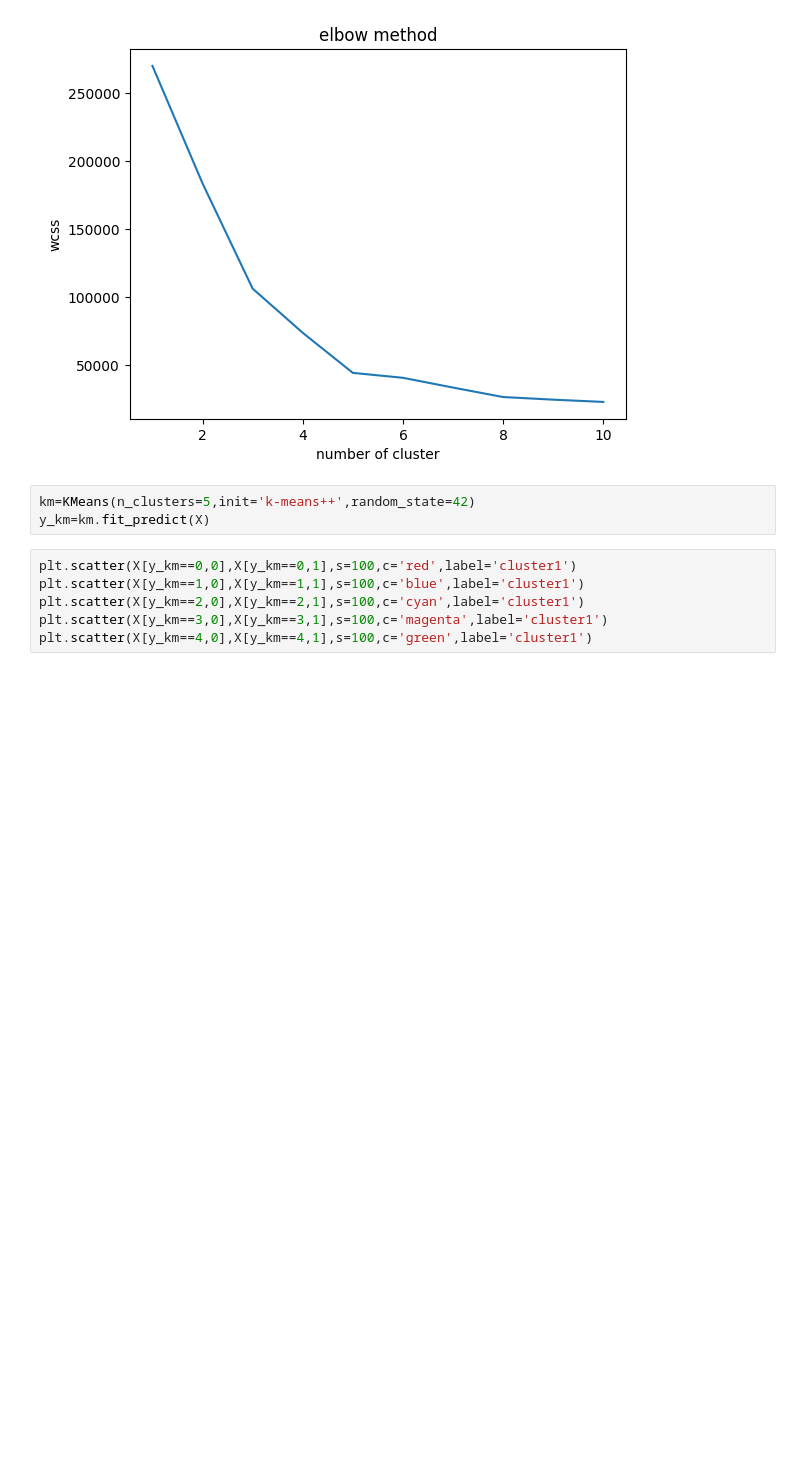
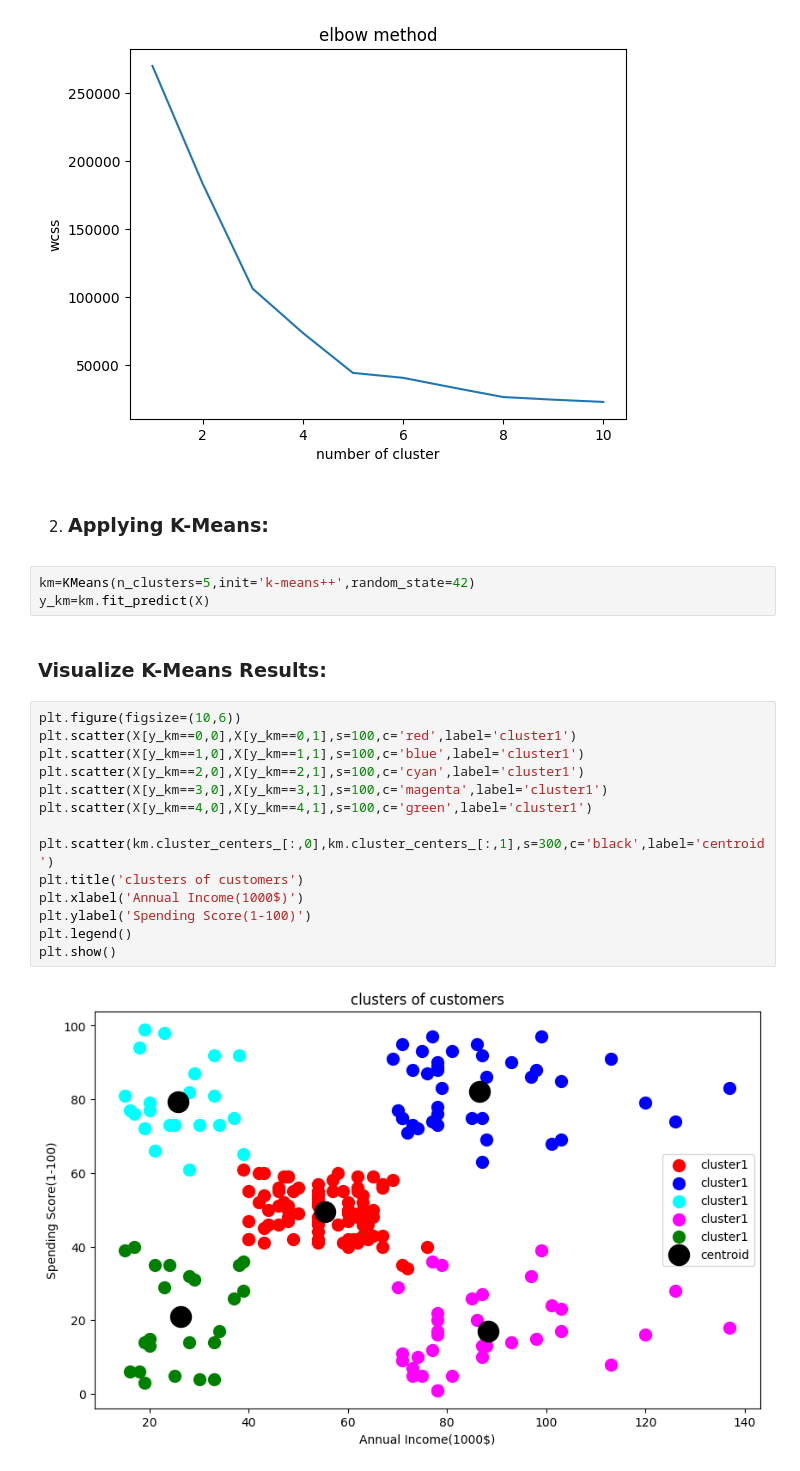
Before and after one commit to DS605-2025-FOML/clustering-using-scikit-learn-aksh269, a Jupyter notebook: Assignment.ipynb, the cells around one changed output. Drawn from its saved outputs; the diff is of its cells as text; blank space fills up the shorter version.

```diff
--- a/Assignment.ipynb
+++ b/Assignment.ipynb
@@ -66,12 +77,26 @@ plt.ylabel('wcss')
 # %% [output]
 Text(0, 0.5, 'wcss')
 [figure]
+# %% [markdown]
+2.  ### Applying K-Means:
 # %%
 km=KMeans(n_clusters=5,init='k-means++',random_state=42)
 y_km=km.fit_predict(X)
+# %% [markdown]
+###  Visualize K-Means Results:
 # %%
+plt.figure(figsize=(10,6))
 plt.scatter(X[y_km==0,0],X[y_km==0,1],s=100,c='red',label='cluster1')
 plt.scatter(X[y_km==1,0],X[y_km==1,1],s=100,c='blue',label='cluster1')
 plt.scatter(X[y_km==2,0],X[y_km==2,1],s=100,c='cyan',label='cluster1')
 plt.scatter(X[y_km==3,0],X[y_km==3,1],s=100,c='magenta',label='cluster1')
 plt.scatter(X[y_km==4,0],X[y_km==4,1],s=100,c='green',label='cluster1')
+
+plt.scatter(km.cluster_centers_[:,0],km.cluster_centers_[:,1],s=300,c='black',label='centroid')
+plt.title('clusters of customers')
+plt.xlabel('Annual Income(1000$)')
+plt.ylabel('Spending Score(1-100)')
+plt.legend()
+plt.show()
+# %% [output]
+[figure, added]
```
Also changed, not shown: parts of 16 cells of this notebook.
